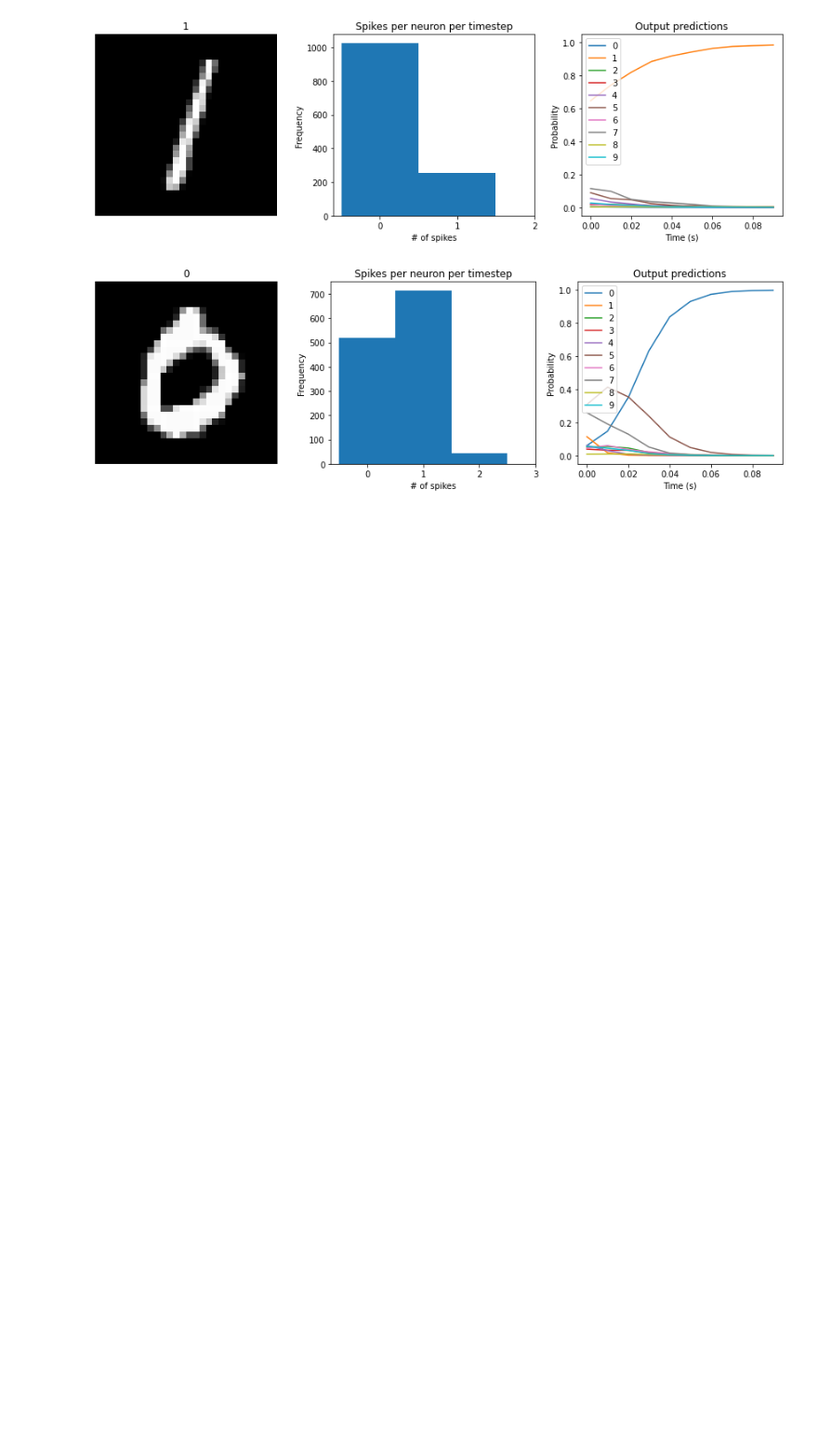
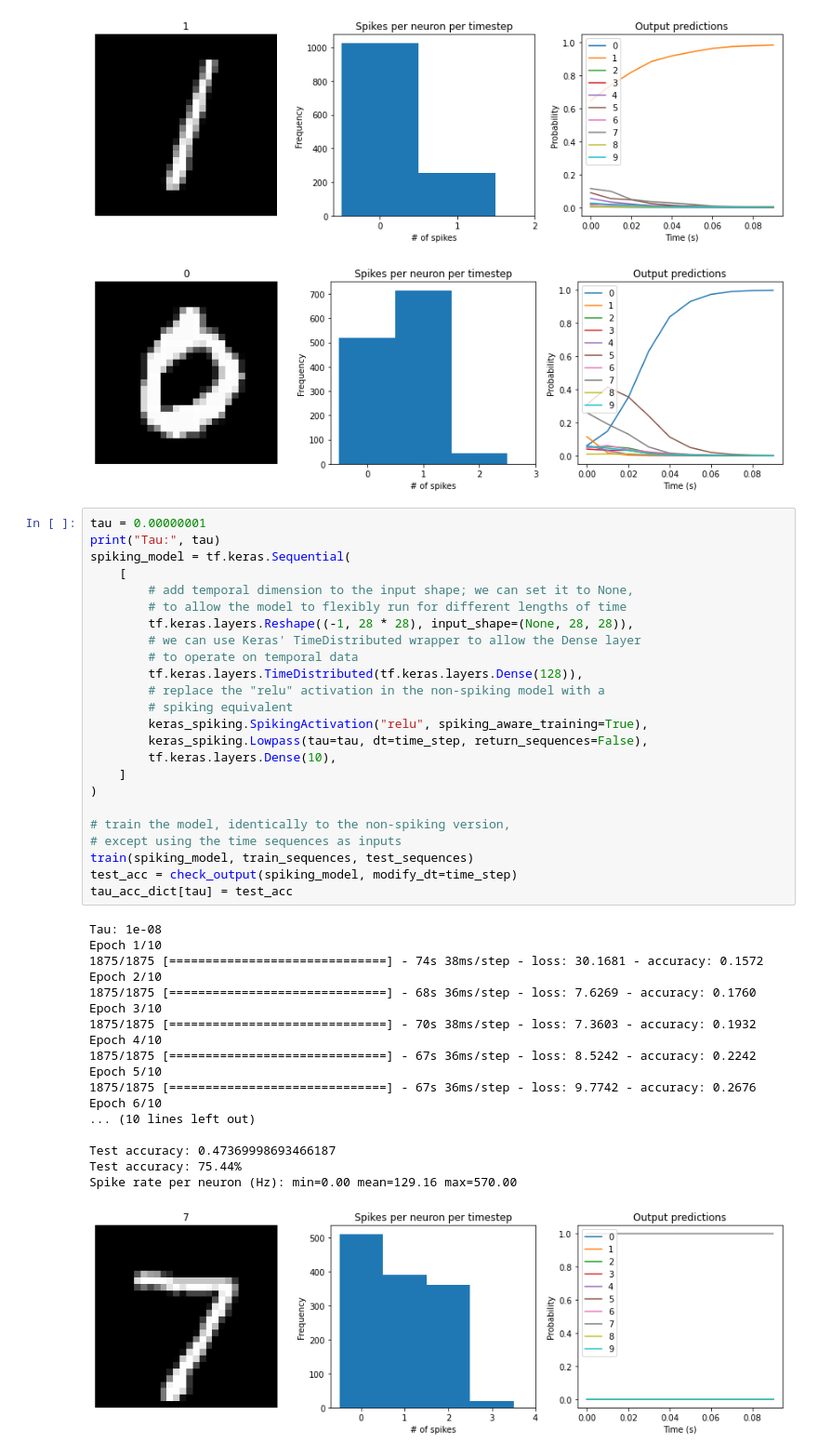
Before and after one commit to justinborromeo/syde-552-project, a Jupyter notebook: experiments/filtering.ipynb, the cells around one changed output. Shown at 93% size. Drawn from its saved outputs; the diff is of its cells as text; blank space fills up the shorter version.

```diff
--- a/experiments/filtering.ipynb
+++ b/experiments/filtering.ipynb
@@ -422,3 +422,46 @@ Spike rate per neuron (Hz): min=0.00 mean=50.27 max=260.00
 [figure]
 [figure]
 [figure]
+# %%
+tau = 0.00000001
+print("Tau:", tau)
+spiking_model = tf.keras.Sequential(
+    [
+        # add temporal dimension to the input shape; we can set it to None,
+        # to allow the model to flexibly run for different lengths of time
+        tf.keras.layers.Reshape((-1, 28 * 28), input_shape=(None, 28, 28)),
+        # we can use Keras' TimeDistributed wrapper to allow the Dense layer
+        # to operate on temporal data
+        tf.keras.layers.TimeDistributed(tf.keras.layers.Dense(128)),
+        # replace the "relu" activation in the non-spiking model with a
+        # spiking equivalent
+        keras_spiking.SpikingActivation("relu", spiking_aware_training=True),
+        keras_spiking.Lowpass(tau=tau, dt=time_step, return_sequences=False),
+        tf.keras.layers.Dense(10),
+    ]
+)
+
+# train the model, identically to the non-spiking version,
+# except using the time sequences as inputs
+train(spiking_model, train_sequences, test_sequences)
+test_acc = check_output(spiking_model, modify_dt=time_step)
+tau_acc_dict[tau] = test_acc
+# %% [output]
+Tau: 1e-08
+Epoch 1/10
+1875/1875 [==============================] - 74s 38ms/step - loss: 30.1681 - accuracy: 0.1572
+Epoch 2/10
+1875/1875 [==============================] - 68s 36ms/step - loss: 7.6269 - accuracy: 0.1760
+Epoch 3/10
+1875/1875 [==============================] - 70s 38ms/step - loss: 7.3603 - accuracy: 0.1932
+Epoch 4/10
+1875/1875 [==============================] - 67s 36ms/step - loss: 8.5242 - accuracy: 0.2242
+Epoch 5/10
+1875/1875 [==============================] - 67s 36ms/step - loss: 9.7742 - accuracy: 0.2676
+Epoch 6/10
+... (10 lines left out)
+
+Test accuracy: 0.47369998693466187
+Test accuracy: 75.44%
+Spike rate per neuron (Hz): min=0.00 mean=129.16 max=570.00
+[figure, added]
```
Also changed, not shown: parts of 2 cells of this notebook, 3 other files.
